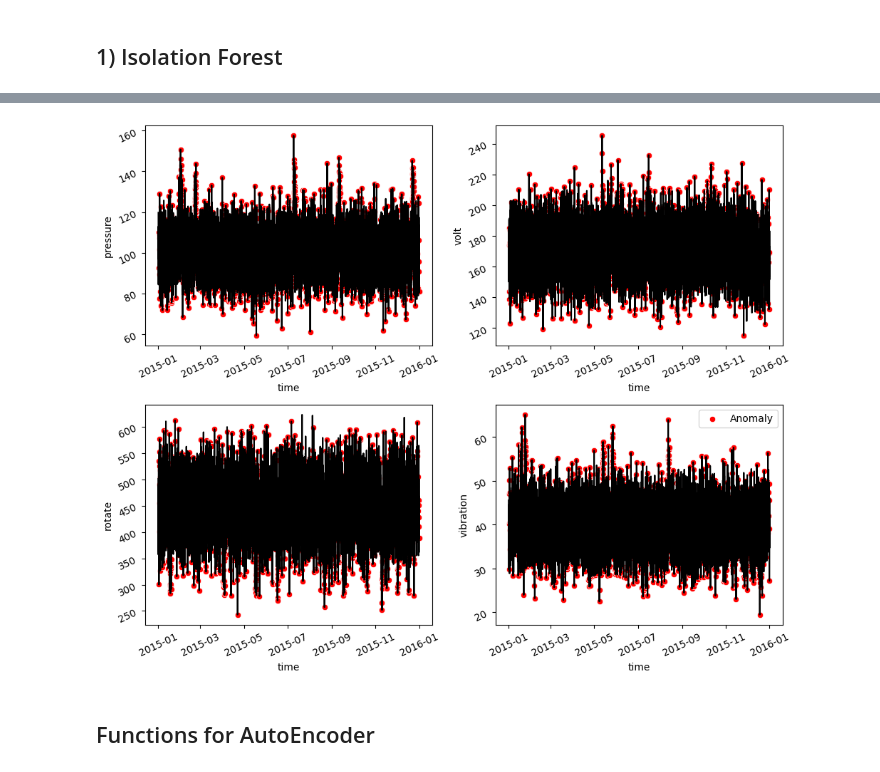
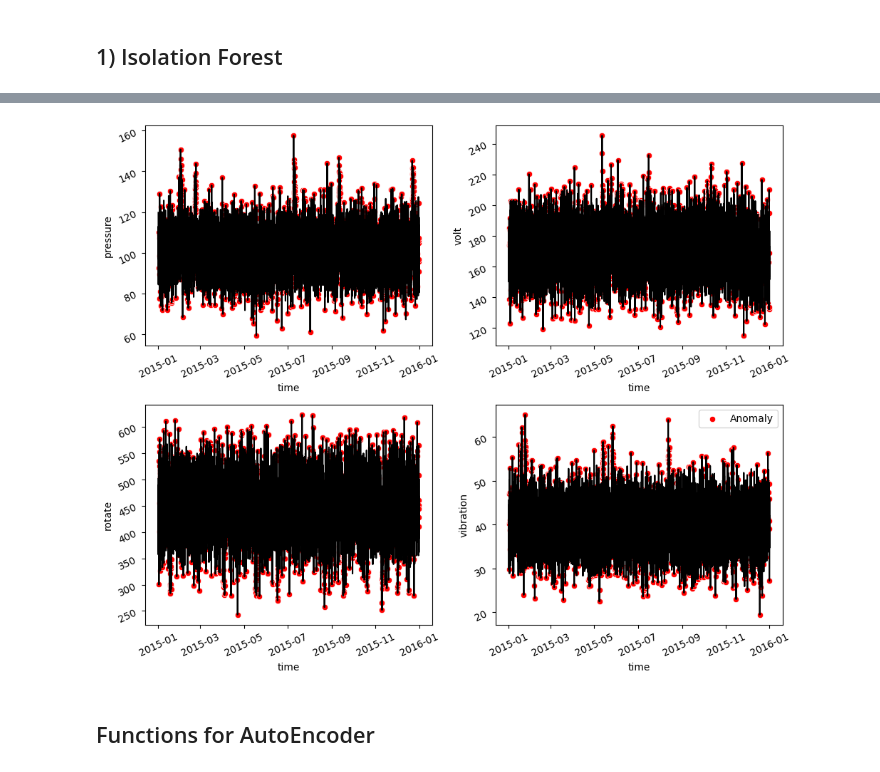
Before and after one commit to jvachier/Anomaly-Detection-From-Decision-Tree-to-Generative-Model, a Jupyter notebook: anamaly_detection.ipynb, the cells around one changed output, grey strips where cells are left out. Cells and saved outputs as stored; diff of their text form; code cells hidden in the pictures.

```diff
--- a/anamaly_detection.ipynb
+++ b/anamaly_detection.ipynb
@@ -101,55 +85,55 @@ data
 model_time_series_t =  IsolationForest()
 model_time_series_t.fit(data.values)
 
-sensor_Data['anomaly'] = model_time_series_t.predict(data.values)
+sensor_Data_machine['anomaly'] = model_time_series_t.predict(data.values)
 # %%
-volt = sensor_Data.loc[sensor_Data['anomaly'] == -1, ['volt']] #anomaly
-pressure = sensor_Data.loc[sensor_Data['anomaly'] == -1, ['pressure']] #anomaly
-vibration = sensor_Data.loc[sensor_Data['anomaly'] == -1, ['vibration']] #anomaly
-rotate = sensor_Data.loc[sensor_Data['anomaly'] == -1, ['rotate']] #anomaly
+volt = sensor_Data.loc[sensor_Data_machine['anomaly'] == -1, ['volt']] #anomaly
+pressure = sensor_Data.loc[sensor_Data_machine['anomaly'] == -1, ['pressure']] #anomaly
+vibration = sensor_Data.loc[sensor_Data_machine['anomaly'] == -1, ['vibration']] #anomaly
+rotate = sensor_Data.loc[sensor_Data_machine['anomaly'] == -1, ['rotate']] #anomaly
 
 
 # create the time series subplots
 fig,ax =  plt.subplots( 2, 2,
                        figsize = ( 10, 8))
 
-sns.lineplot( x = sensor_Data.index, y = "pressure",
-             color = 'k', data = sensor_Data,
+sns.lineplot( x = sensor_Data_machine.index, y = "pressure",
+             color = 'k', data = sensor_Data_machine,
              ax = ax[0][0])
 sns.scatterplot(x = pressure.index, y = 'pressure',
                 color='r', data = pressure,
                 ax = ax[0][0])
 
 ax[0][0].tick_params(labelrotation = 25)
-sns.lineplot( x = sensor_Data.index, y = "volt",
-             color = 'k', data = sensor_Data,
+sns.lineplot( x = sensor_Data_machine.index, y = "volt",
+             color = 'k', data = sensor_Data_machine,
              ax = ax[0][1])
 sns.scatterplot(x = volt.index, y = 'volt',
                 color='r', data = volt,
                 ax = ax[0][1])
 
 ax[0][1].tick_params(labelrotation = 25)
-sns.lineplot(x = sensor_Data.index, y = "rotate",
-             color = 'k', data = sensor_Data,
+sns.lineplot(x = sensor_Data_machine.index, y = "rotate",
+             color = 'k', data = sensor_Data_machine,
              ax = ax[1][0])
 sns.scatterplot(x = rotate.index, y = 'rotate',
                 color='r', data = rotate,
                 ax = ax[1][0])
 
 
 ax[1][0].tick_params(labelrotation = 25)
-sns.lineplot(x = sensor_Data.index, y = "vibration",
-             color = 'k', data = sensor_Data,
+sns.lineplot(x = sensor_Data_machine.index, y = "vibration",
+             color = 'k', data = sensor_Data_machine,
              ax = ax[1][1])
 sns.scatterplot(x = vibration.index, y = 'vibration',
                 color='r', data = vibration, label = 'Anomaly',
                 ax = ax[1][1])
 
 
 ax[1][1].tick_params(labelrotation = 25)
 fig.tight_layout(pad = 1.2)
 # %% [output]
-[figure, old version]
+[figure, new version]
 # %% [markdown]
 ## Functions for AutoEncoder
 # %%
```
Also changed, not shown: parts of 6 cells of this notebook.
